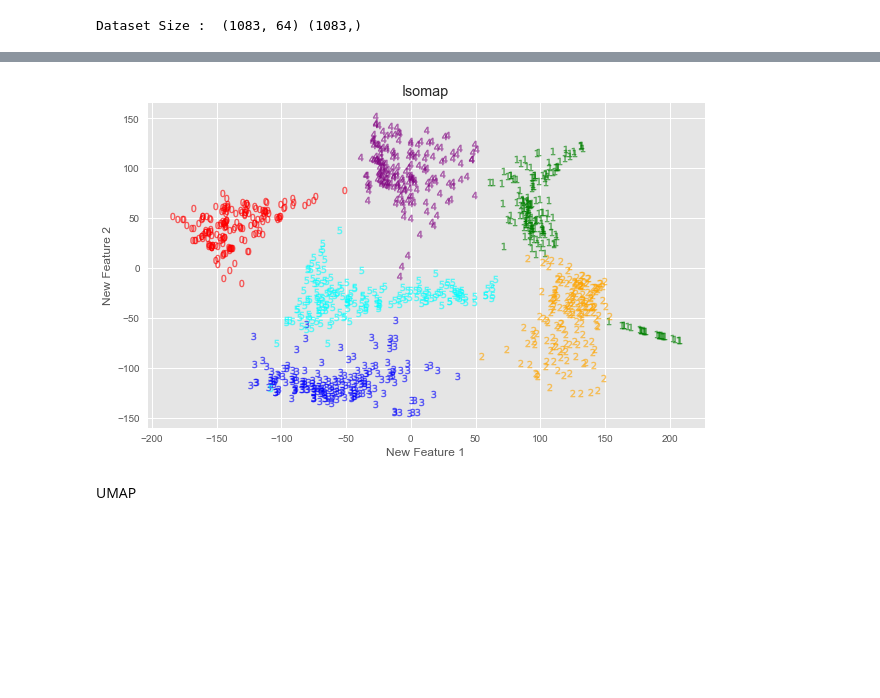
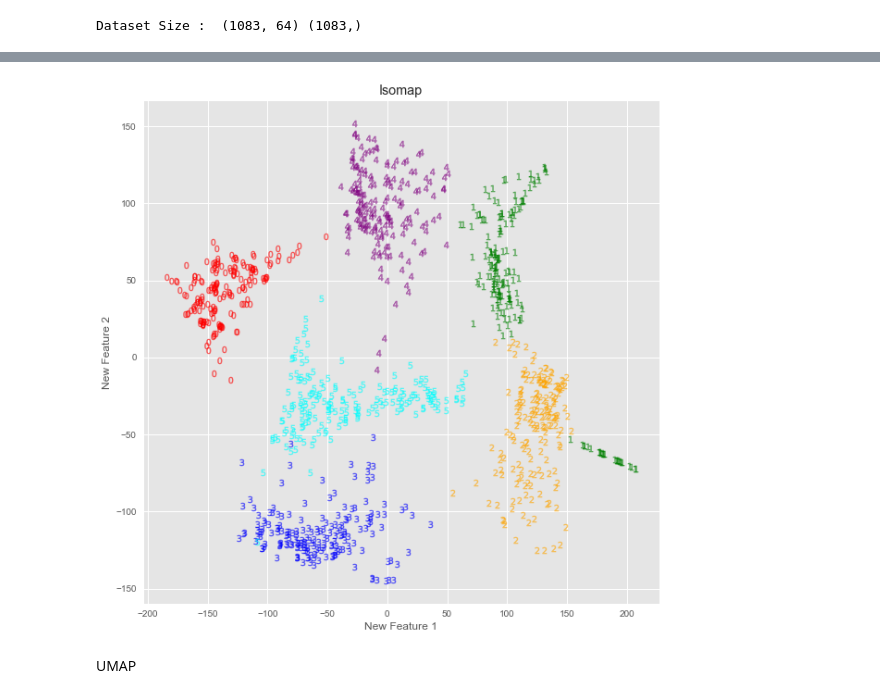
Before and after one commit to paul1409/255-assignments, a Jupyter notebook: dim_reduction/dim_reduction.ipynb, the cells around one changed output, grey strips where cells are left out. Saved outputs shown, nothing was run; the diff lists cells and outputs as text; code cells hidden in the pictures; blank space fills up the shorter version.

```diff
--- a/dim_reduction/dim_reduction.ipynb
+++ b/dim_reduction/dim_reduction.ipynb
@@ -162,19 +155,19 @@ X_digits_isomap = isomap.fit_transform(X_digits)
 # %%
 def plot_digits(X, algo=""):
     with plt.style.context(("seaborn", "ggplot")):
-        fig = plt.figure(1, figsize=(10, 6))
+        fig = plt.figure(1, figsize=(10, 10))
 
         colors = ['red','green','orange','blue','purple','cyan','magenta', 'firebrick', 'lawngreen','indigo']
         for digit in range(0,6):
             plt.scatter(X[Y_digits==digit,0],X[Y_digits==digit,1], c = colors[digit], marker="$"+str(digit)+"$",s =50, alpha=0.5)
         plt.xlabel("New Feature 1")
         plt.ylabel("New Feature 2")
         plt.title(algo)
         plt.show()
+
+plot_digits(X_digits_isomap, "Isomap")
+# %% [output]
+[figure, added]
-# %%
-plot_digits(X_digits_isomap, "Isomap")
-# %% [output]
-[figure, removed]
 # %% [markdown]
 UMAP
 # %%
```
Also changed, not shown: parts of 9 cells of this notebook.
